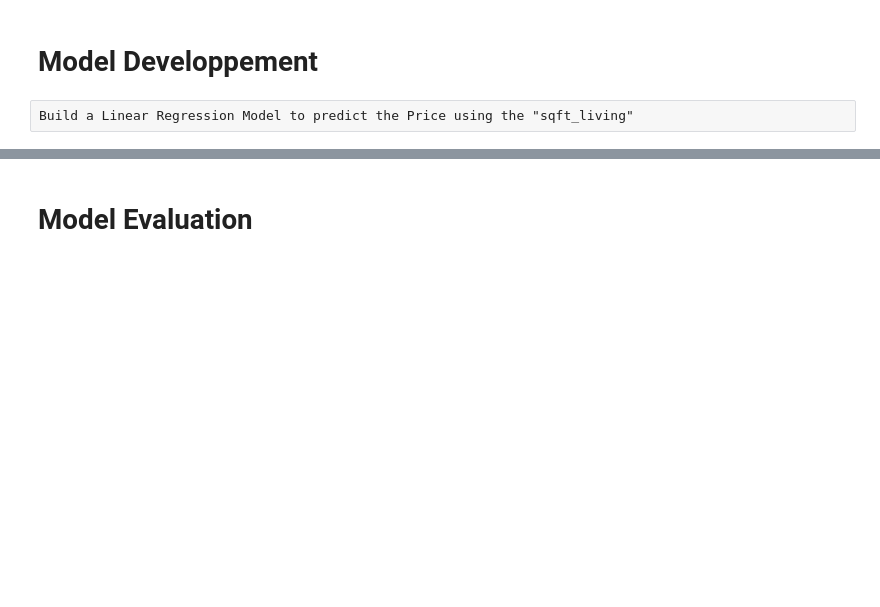
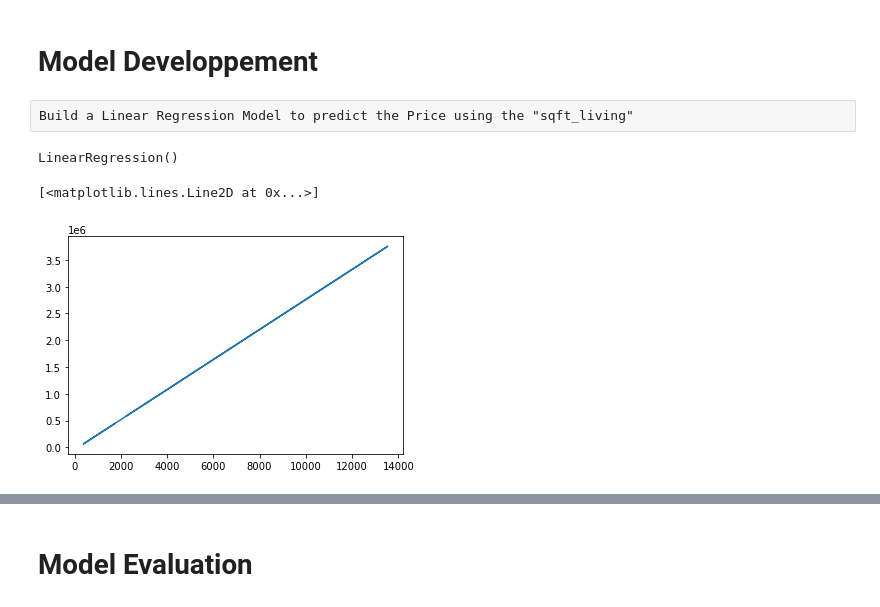
Before and after one commit to HAFDIAHMED/House-Pirce-Predicting, a Jupyter notebook: House Price Predicting.ipynb, the cells around one changed output, grey strips where cells are left out. Cells and saved outputs as stored; diff of their text form; code cells hidden in the pictures; blank space fills up the shorter version.

Commit message:
house price prediction

```diff
--- a/House Price Predicting.ipynb
+++ b/House Price Predicting.ipynb
@@ -214,5 +214,21 @@ import matplotlib.pyplot as plt
 from sklearn.linear_model import LinearRegression
 # %%
 Model_LR=LinearRegression()
+# %%
+X=data[["sqft_living"]]
+Y=data[["price"]]
 # %%
 from sklearn.model_selection import train_test_split
+# %%
+X_train,X_test,Y_train,Y_test=train_test_split(X,Y,test_size=0.3)
+# %%
+Model_LR.fit(X,Y)
+# %% [output]
+LinearRegression()
+# %%
+Y_hat=Model_LR.predict(X_test)
+# %%
+plt.plot(X_test,Y_hat)
+# %% [output]
+[<matplotlib.lines.Line2D at 0x...>]
+[figure, added]
```
Also changed, not shown: parts of 12 cells of this notebook.
